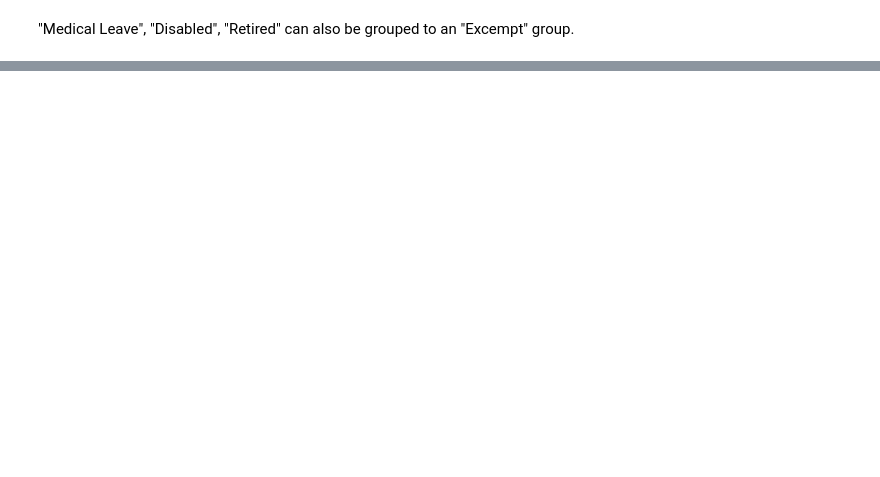
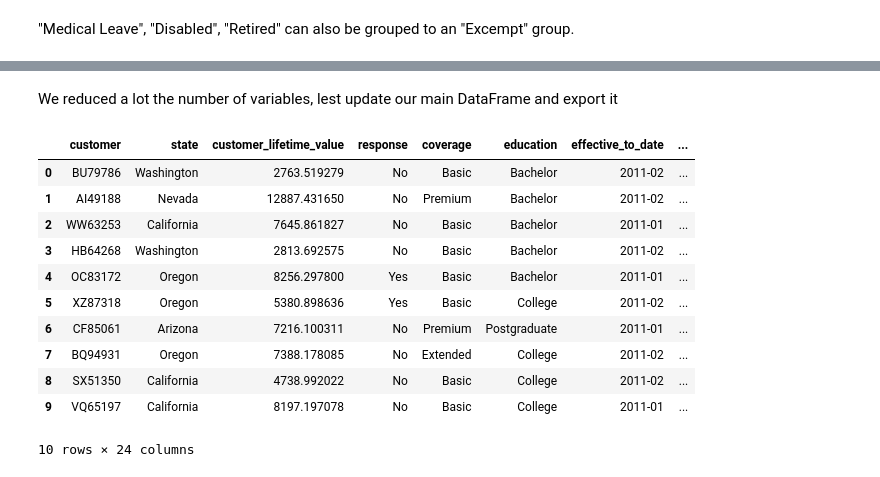
Before and after one commit to Alfon22A/Cleaning-Categorical-Data, a Jupyter notebook: Solution.ipynb, the cells around one changed output, grey strips where cells are left out. Saved outputs shown, nothing was run; the diff lists cells and outputs as text; code cells hidden in the pictures; blank space fills up the shorter version.

```diff
--- a/Solution.ipynb
+++ b/Solution.ipynb
@@ -359,3 +347,22 @@ renew_offer_type - 4
 sales_channel - 4
 vehicle_class - 4
 vehicle_size - 3
+# %% [markdown]
+We reduced a lot the number of variables, lest update our main DataFrame and export it
+# %%
+customer[["education", "effective_to_date", "employment_status", "policy_type", "policy", "renew_offer_type", "vehicle_class"]] = categorical_df[["education", "effective_to_date", "employment_status", "policy_type", "policy", "renew_offer_type", "vehicle_class"]]
+# %%
+customer.head(10)
+# %% [output]
+|  | customer | state | customer_lifetime_value | response | coverage | education | effective_to_date | ... |
+| 0 | BU79786 | Washington | 2763.519279 | No | Basic | Bachelor | 2011-02 | ... |
+| 1 | AI49188 | Nevada | 12887.431650 | No | Premium | Bachelor | 2011-02 | ... |
+| 2 | WW63253 | California | 7645.861827 | No | Basic | Bachelor | 2011-01 | ... |
+| 3 | HB64268 | Washington | 2813.692575 | No | Basic | Bachelor | 2011-02 | ... |
+| 4 | OC83172 | Oregon | 8256.297800 | Yes | Basic | Bachelor | 2011-01 | ... |
+| 5 | XZ87318 | Oregon | 5380.898636 | Yes | Basic | College | 2011-02 | ... |
+| 6 | CF85061 | Arizona | 7216.100311 | No | Premium | Postgraduate | 2011-01 | ... |
+| 7 | BQ94931 | Oregon | 7388.178085 | No | Extended | College | 2011-02 | ... |
+| 8 | SX51350 | California | 4738.992022 | No | Basic | College | 2011-02 | ... |
+| 9 | VQ65197 | California | 8197.197078 | No | Basic | College | 2011-01 | ... |
+10 rows × 24 columns
```
Also changed, not shown: parts of 20 cells of this notebook, 2 other files.
